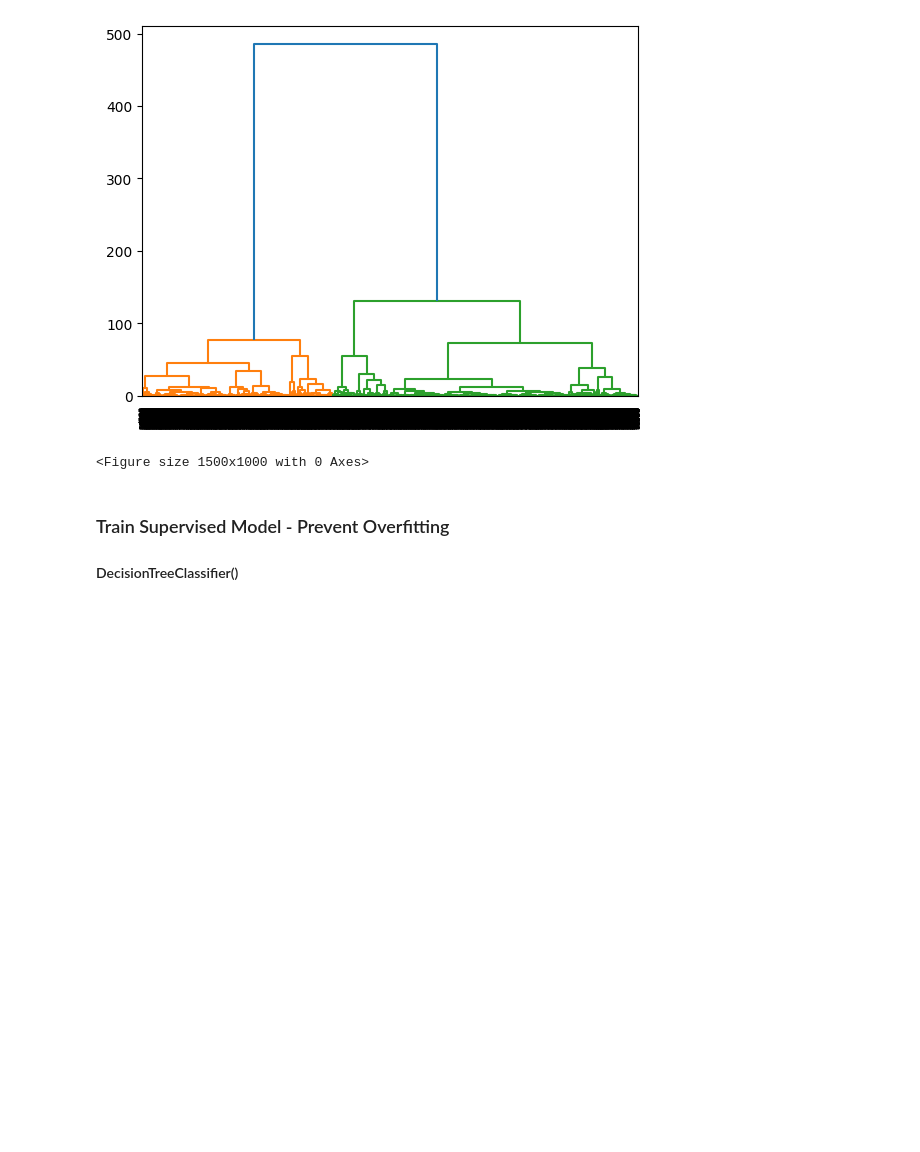
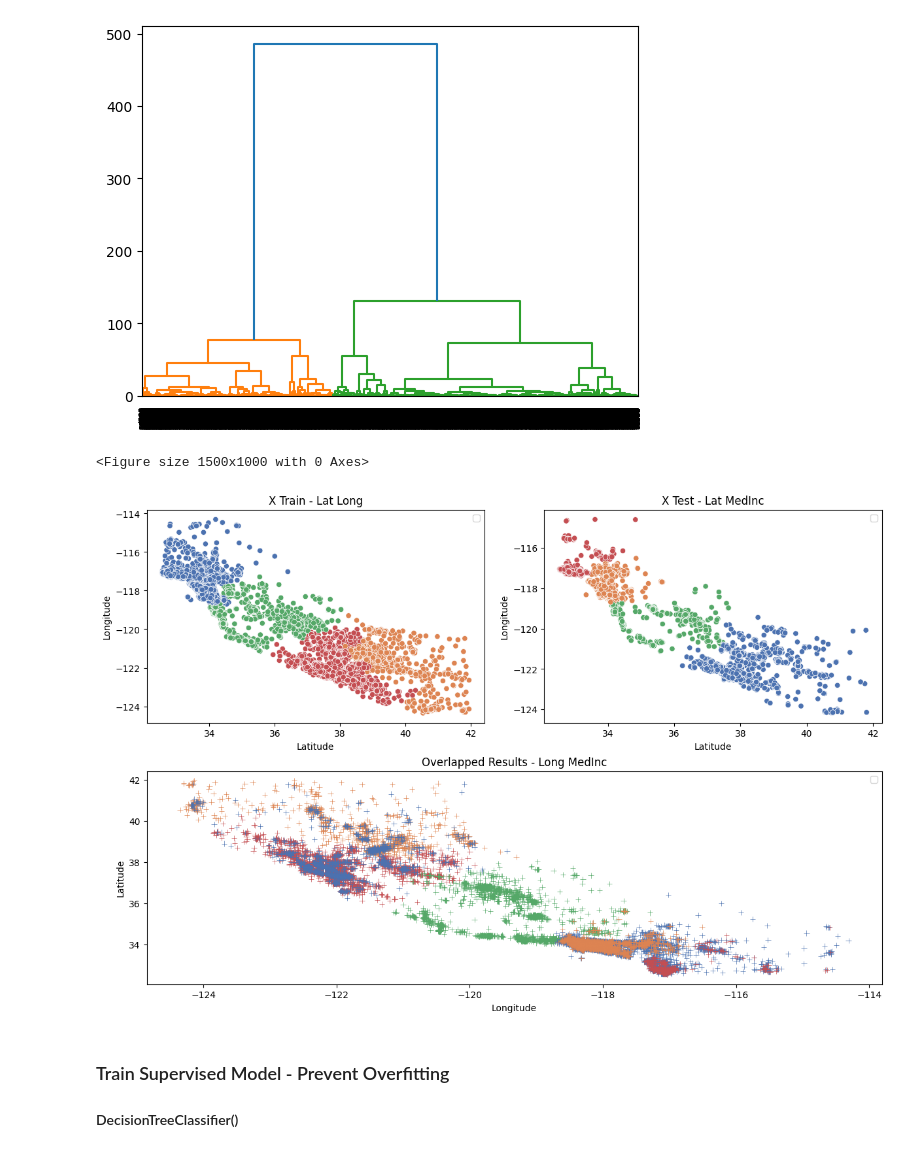
Before and after one commit to Diegomca98/4geeks-ml-template-prjs, a Jupyter notebook: src/explore.ipynb, the cells around one changed output. Drawn from its saved outputs; the diff is of its cells as text; code cells hidden in the pictures; blank space fills up the shorter version.

```diff
--- a/src/explore.ipynb
+++ b/src/explore.ipynb
@@ -70,6 +70,8 @@ x_train_ch, x_test_ch = train_test_split(
     test_size = 0.2,
     random_state = 42
 )
+x_train_ch.drop(columns=['MedInc'], inplace=True)
+x_test_ch.drop(columns=['MedInc'], inplace=True)
 x_train.head()
 # %% [output]
 |  | MedInc | Latitude | Longitude |
@@ -260,8 +284,71 @@ hcModel = AgglomerativeClustering(
 y_train_hc = hcModel.fit_predict(x_train_ch)
 y_test_hc = hcModel.fit_predict(x_test_ch)
 # %%
-x_train_ch['clusters'] = y_train_hc
-x_test_ch['clusters'] = y_test_hc
+x_train_ch['cluster'] = y_train_hc
+x_test_ch['cluster'] = y_test_hc
+# %%
+fig = plt.figure(
+    constrained_layout=True,
+    figsize = (
+        12, 8
+    )
+)
+
+gs = fig.add_gridspec(2, 2)
+
+ax0_1 = fig.add_subplot(
+    gs[0, 0]
+)
+ax0_2 = fig.add_subplot(
+    gs[0, 1],
+)
+ax1 = fig.add_subplot(
+    gs[1, :]
+)
+
+ax0_1.set_title('X Train - Lat Long')
+ax0_2.set_title('X Test - Lat MedInc')
+ax1.set_title('Overlapped Results - Long MedInc')
+
+sns.scatterplot(
+    ax = ax0_1,
+    data = x_train_ch,
+    x = 'Latitude',
+    y = 'Longitude',
+    hue = 'cluster',
+    palette = "deep"
+).legend([])
+sns.scatterplot(
+    ax = ax0_2,
+    data = x_test_ch,
+    x = 'Latitude',
+    y = 'Longitude',
+    hue = 'cluster',
+    palette = "deep"
+).legend([])
+
+sns.scatterplot(
+    ax = ax1,
+    data = x_train_ch,
+    x = 'Longitude',
+    y = 'Latitude',
+    hue = 'cluster',
+    palette = "deep",
+    marker = "+"
+).legend([])
+sns.scatterplot(
+    ax = ax1,
+    data = x_test_ch,
+    x = 'Longitude',
+    y = 'Latitude',
+    hue = 'cluster',
+    palette = "deep",
+    marker = "+"
+).legend([])
+
+plt.show()
+# %% [output]
+[figure, added]
 # %% [markdown]
 ### Train Supervised Model - Prevent Overfitting
 #### DecisionTreeClassifier()
```
Also changed, not shown: parts of 9 cells of this notebook, 2 other files.
